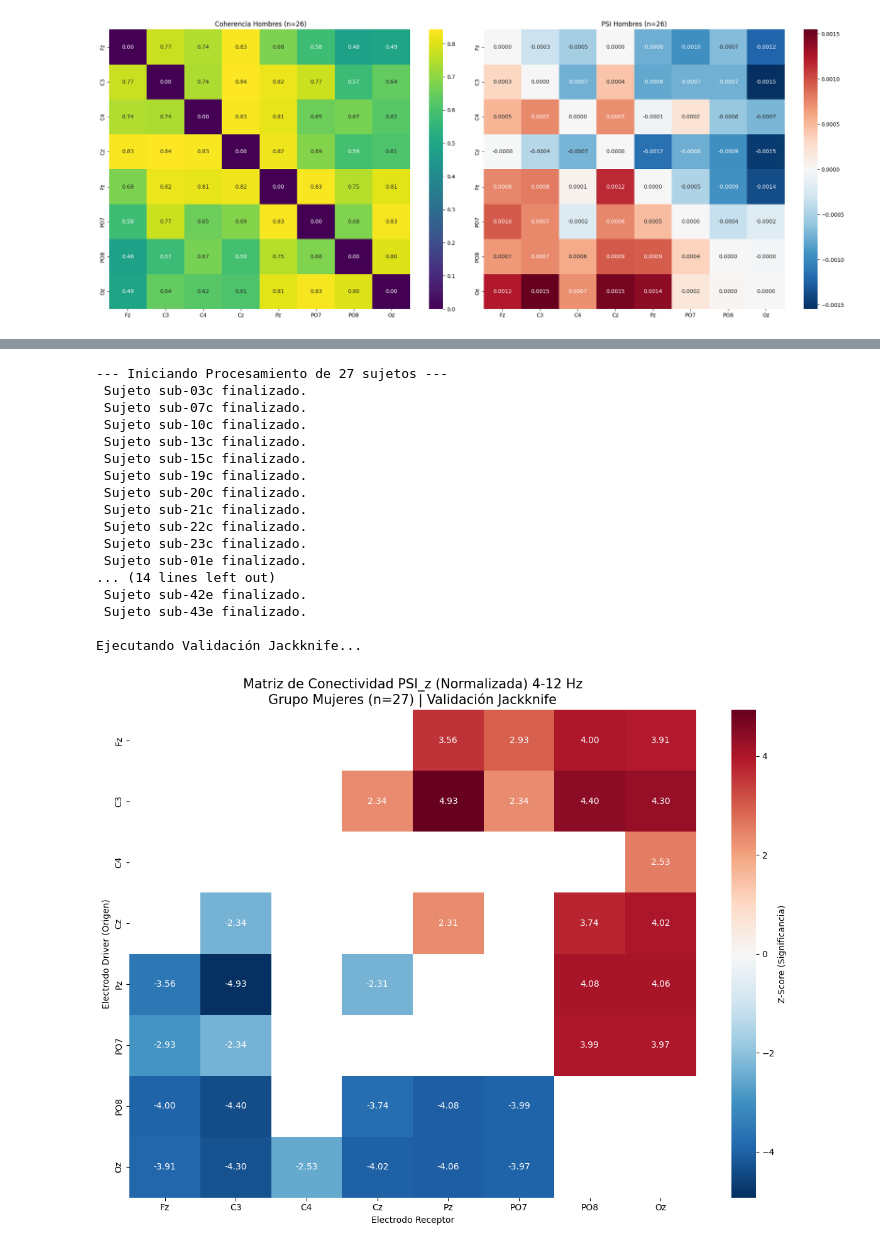
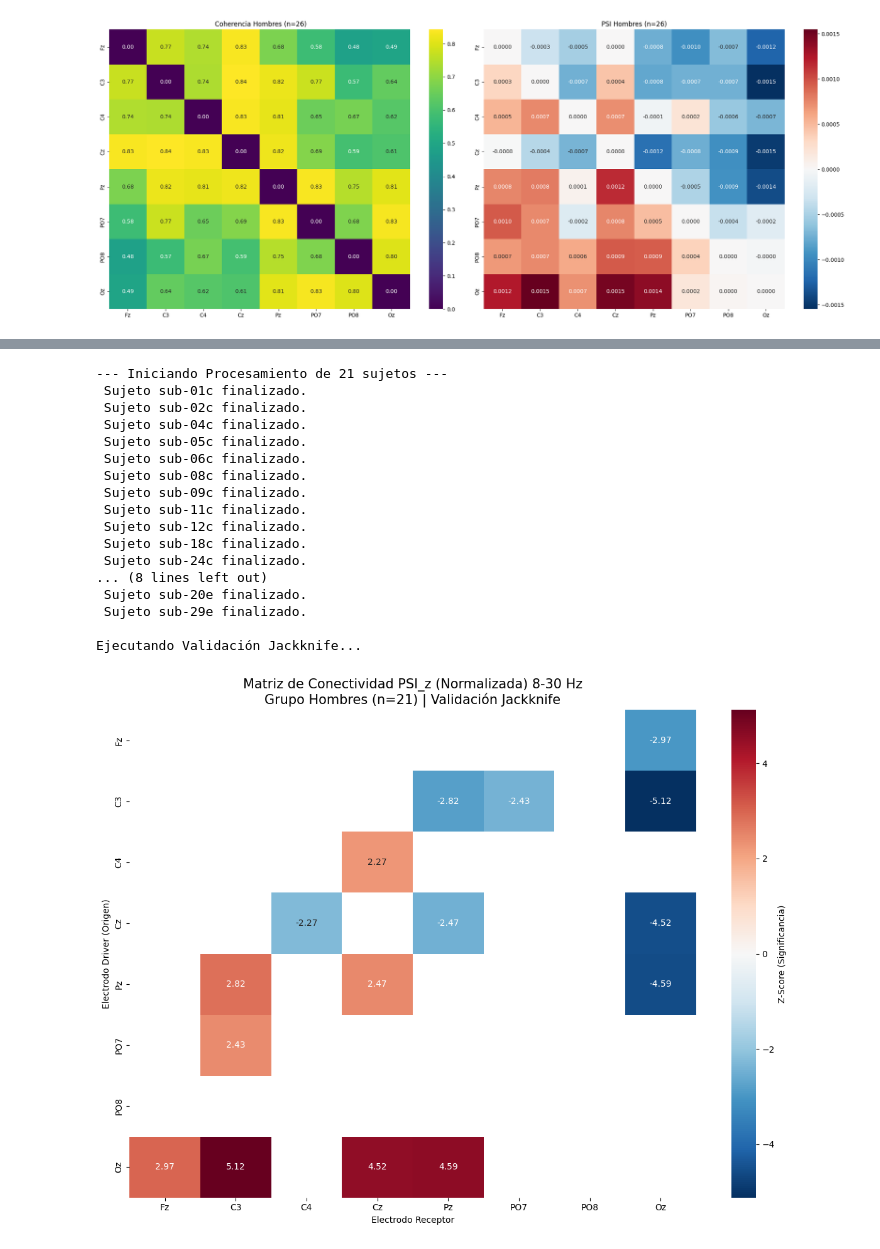
Before and after one commit to fer004/PSI_analysis_STEM, a Jupyter notebook: psi_analisis.ipynb, the cells around one changed output, grey strips where cells are left out. Cells and saved outputs as stored; diff of their text form; code cells hidden in the pictures.

```diff
--- a/psi_analisis.ipynb
+++ b/psi_analisis.ipynb
@@ -435,7 +437,7 @@ from scipy import stats
 
 def pipeline_psi_jackknife(sub_list, cwt_dir, freqs, sfreq=250):
     # 1. Configuración de Sujetos y Canales
-    control_subs = sub_list[sub_list['Gender'] == 'Female']['participant_id'].values
+    control_subs = sub_list[sub_list['Gender'] == 'Male']['participant_id'].values
     target_channels = ['Fz', 'C3', 'C4', 'Cz', 'Pz', 'PO7', 'PO8', 'Oz']
     n_channels = len(target_channels)
     n_subs = len(control_subs)
@@ -506,47 +508,47 @@ def pipeline_psi_jackknife(sub_list, cwt_dir, freqs, sfreq=250):
     # Calcular desviación estándar de Jackknife (sigma_jack)
     diff_sq = (jack_means - ga_psi)**2
     sigma_jack = np.sqrt(((n_subs - 1) / n_subs) * np.sum(diff_sq, axis=0))
 
     # 12. Normalización -> PSI_z = PSI / sigma_jack
     psi_z = ga_psi / (sigma_jack + 1e-15)
 
     #Visualización de Resultados
     plt.figure(figsize=(12, 9))
 
     # Umbral de significancia estadística (p < 0.05)
     t_crit = stats.t.ppf(1 - 0.05/2, n_subs - 1)
     mask = np.abs(psi_z) < t_crit # Ocultar lo que no es significativo
 
     sns.heatmap(psi_z, annot=True, fmt=".2f", cmap='RdBu_r', center=0,
                 mask=mask, xticklabels=target_channels, yticklabels=target_channels,
                 cbar_kws={'label': 'Z-Score (Significancia)'})
 
-    plt.title(f"Matriz de Conectividad PSI_z (Normalizada) 4-12 Hz\nGrupo Mujeres (n={n_subs}) | Validación Jackknife", fontsize=15)
+    plt.title(f"Matriz de Conectividad PSI_z (Normalizada) 8-30 Hz\nGrupo Hombres (n={n_subs}) | Validación Jackknife", fontsize=15)
     plt.xlabel("Electrodo Receptor")
     plt.ylabel("Electrodo Driver (Origen)")
     plt.tight_layout()
     plt.show()
 
     return psi_z
 
 # Ejecución
 matriz_final_z = pipeline_psi_jackknife(sub_list, CWT_DIR, freqs)
 # %% [output]
---- Iniciando Procesamiento de 27 sujetos ---
- Sujeto sub-03c finalizado.
- Sujeto sub-07c finalizado.
- Sujeto sub-10c finalizado.
- Sujeto sub-13c finalizado.
- Sujeto sub-15c finalizado.
- Sujeto sub-19c finalizado.
- Sujeto sub-20c finalizado.
- Sujeto sub-21c finalizado.
- Sujeto sub-22c finalizado.
- Sujeto sub-23c finalizado.
- Sujeto sub-01e finalizado.
-... (14 lines left out)
- Sujeto sub-42e finalizado.
- Sujeto sub-43e finalizado.
+--- Iniciando Procesamiento de 21 sujetos ---
+ Sujeto sub-01c finalizado.
+ Sujeto sub-02c finalizado.
+ Sujeto sub-04c finalizado.
+ Sujeto sub-05c finalizado.
+ Sujeto sub-06c finalizado.
+ Sujeto sub-08c finalizado.
+ Sujeto sub-09c finalizado.
+ Sujeto sub-11c finalizado.
+ Sujeto sub-12c finalizado.
+ Sujeto sub-18c finalizado.
+ Sujeto sub-24c finalizado.
+... (8 lines left out)
+ Sujeto sub-20e finalizado.
+ Sujeto sub-29e finalizado.
 
 Ejecutando Validación Jackknife...
-[figure, old version]
+[figure, new version]
```
Also changed, not shown: parts of 2 cells of this notebook.
